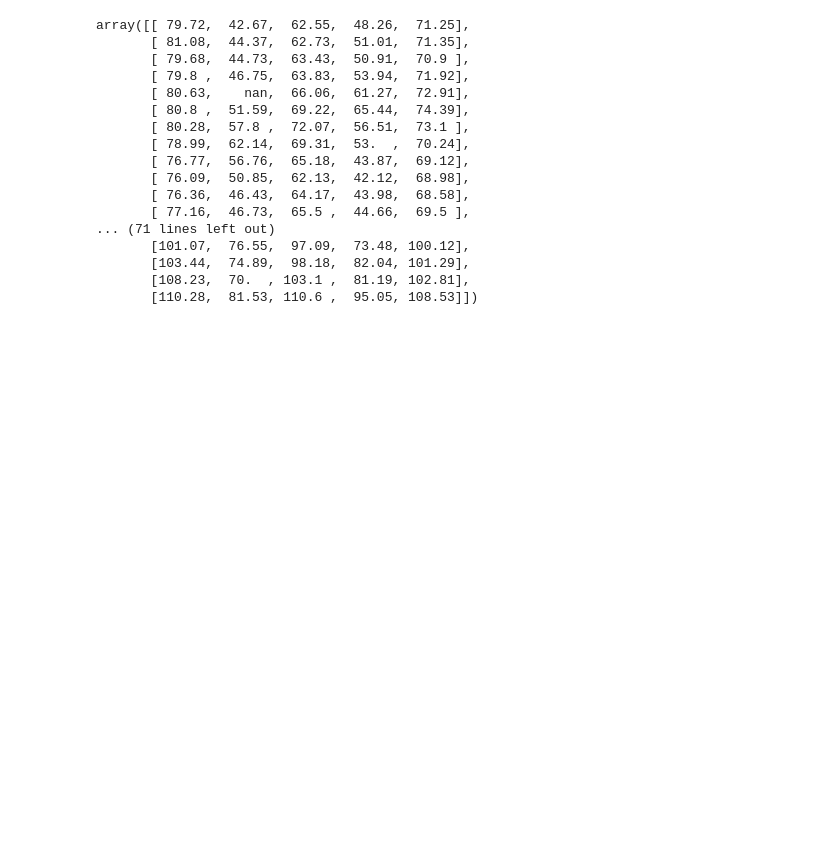
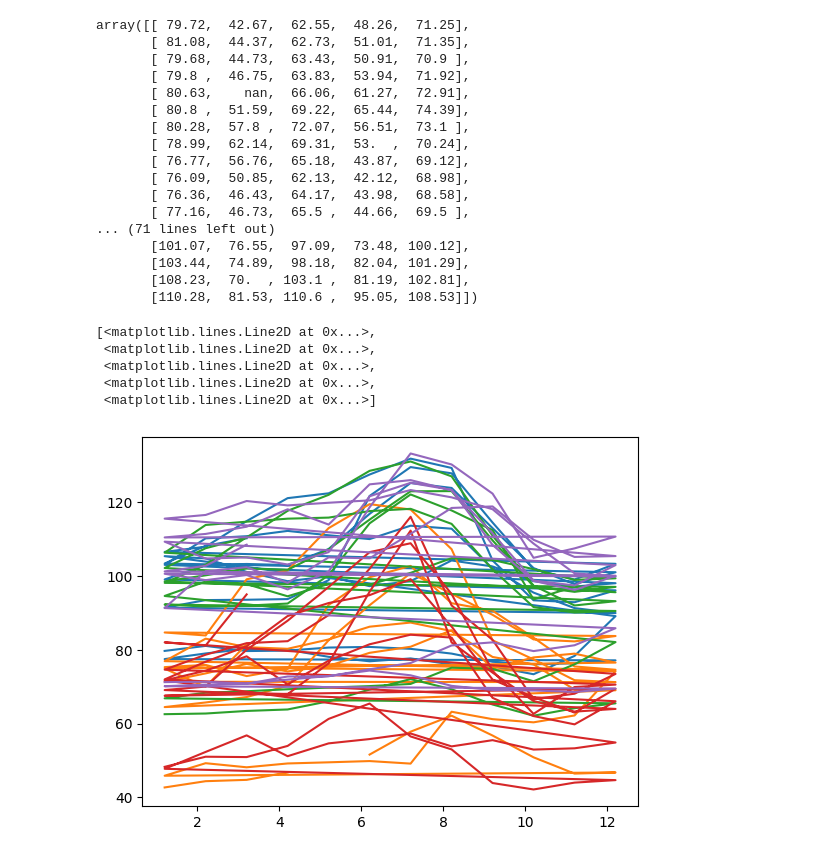
Before and after one commit to leonardotrill/numpy, a Jupyter notebook: Numpy.ipynb, the cells around one changed output. Saved outputs shown, nothing was run; the diff lists cells and outputs as text; code cells hidden in the pictures; blank space fills up the shorter version.

```diff
--- a/Numpy.ipynb
+++ b/Numpy.ipynb
@@ -85,3 +83,13 @@ array([[ 79.72,  42.67,  62.55,  48.26,  71.25],
        [103.44,  74.89,  98.18,  82.04, 101.29],
        [108.23,  70.  , 103.1 ,  81.19, 102.81],
        [110.28,  81.53, 110.6 ,  95.05, 108.53]])
+# %%
+import matplotlib.pyplot as plt
+plt.plot(dates,prices)
+# %% [output]
+[<matplotlib.lines.Line2D at 0x...>,
+ <matplotlib.lines.Line2D at 0x...>,
+ <matplotlib.lines.Line2D at 0x...>,
+ <matplotlib.lines.Line2D at 0x...>,
+ <matplotlib.lines.Line2D at 0x...>]
+[figure, added]
```
Also changed, not shown: parts of 1 cell of this notebook.
